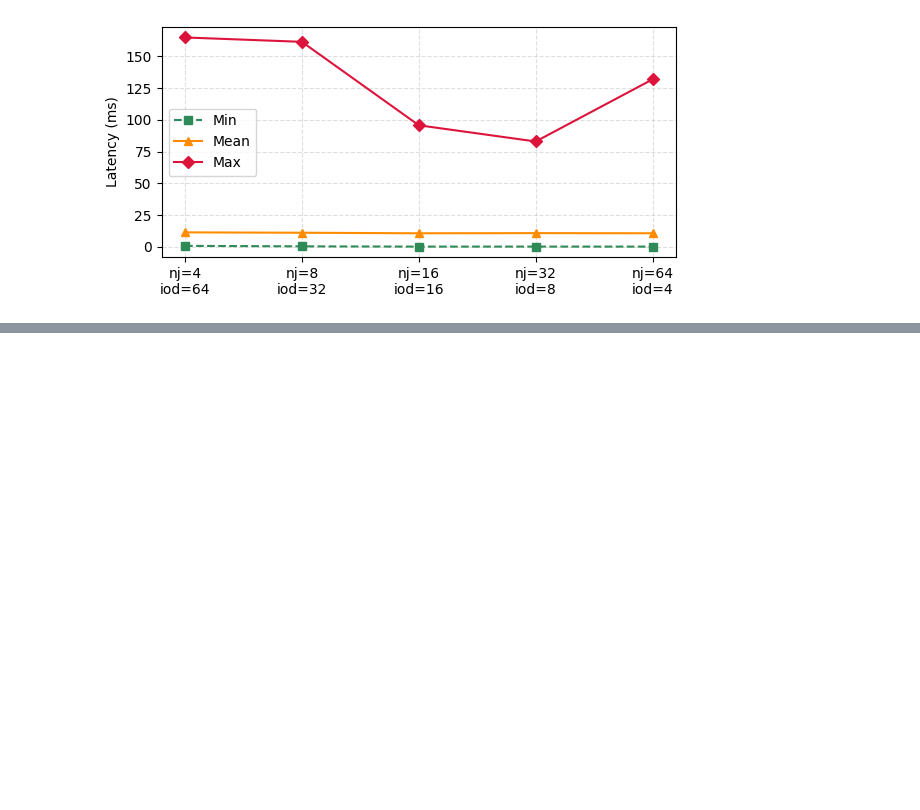
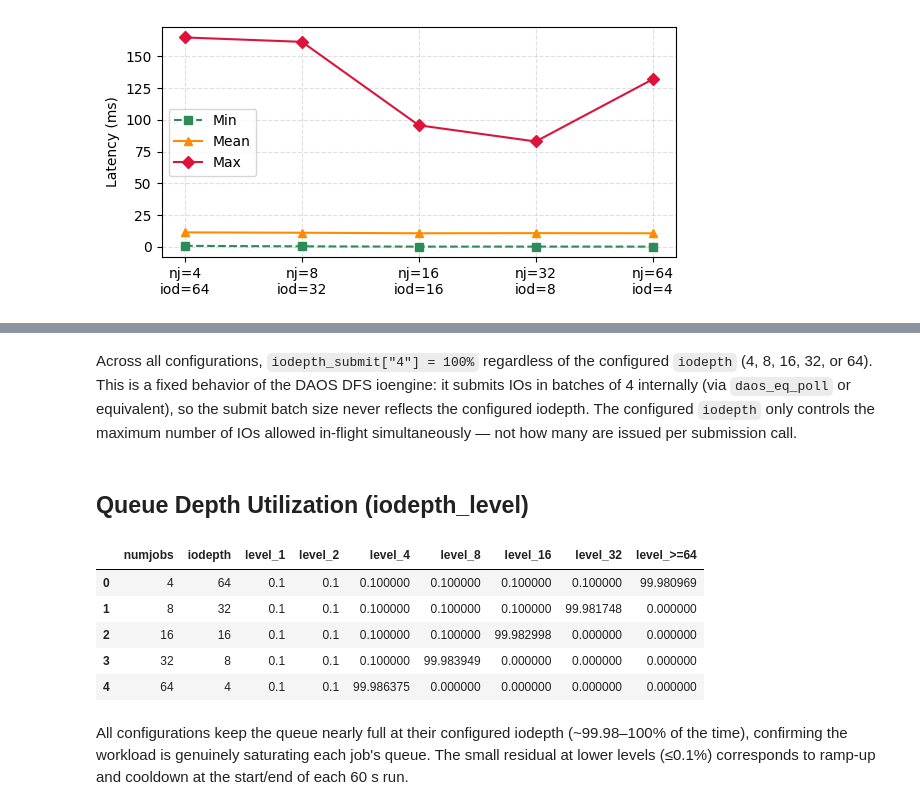
Before and after one commit to cissieAB/pdsw26_daos-bench, a Jupyter notebook: results/testbed/fio-dfs-heatmap-256-sweep/fio_dfs_heatmap_256_sweep.ipynb, the cells around one changed output, grey strips where cells are left out. Cells and saved outputs as stored; diff of their text form; code cells hidden in the pictures; blank space fills up the shorter version.

```diff
--- a/results/testbed/fio-dfs-heatmap-256-sweep/fio_dfs_heatmap_256_sweep.ipynb
+++ b/results/testbed/fio-dfs-heatmap-256-sweep/fio_dfs_heatmap_256_sweep.ipynb
@@ -163,0 +183,25 @@ plt.show()
+# %% [markdown]
+Across all configurations, `iodepth_submit["4"] = 100%` regardless of the configured `iodepth` (4, 8, 16, 32, or 64). This is a fixed behavior of the DAOS DFS ioengine: it submits IOs in batches of 4 internally (via `daos_eq_poll` or equivalent), so the submit batch size never reflects the configured iodepth. The configured `iodepth` only controls the maximum number of IOs allowed in-flight simultaneously — not how many are issued per submission call.
+# %% [markdown]
+## Queue Depth Utilization (iodepth_level)
+# %%
+level_rows = []
+for f in sorted(RESULTS_DIR.glob("*.json")):
+    m = re.search(r"fio_bs\S+?_nj(\d+)_iod(\d+)_", f.name)
+    nj, iod = int(m.group(1)), int(m.group(2))
+    with open(f) as fh:
+        d = json.load(fh)
+    level = d["jobs"][0]["iodepth_level"]
+    level_rows.append({"numjobs": nj, "iodepth": iod, **{f"level_{k}": v for k, v in level.items()}})
+
+df_level = pd.DataFrame(level_rows).sort_values("numjobs").reset_index(drop=True)
+df_level
+# %% [output]
+|  | numjobs | iodepth | level_1 | level_2 | level_4 | level_8 | level_16 | level_32 | level_>=64 |
+| 0 | 4 | 64 | 0.1 | 0.1 | 0.100000 | 0.100000 | 0.100000 | 0.100000 | 99.980969 |
+| 1 | 8 | 32 | 0.1 | 0.1 | 0.100000 | 0.100000 | 0.100000 | 99.981748 | 0.000000 |
+| 2 | 16 | 16 | 0.1 | 0.1 | 0.100000 | 0.100000 | 99.982998 | 0.000000 | 0.000000 |
+| 3 | 32 | 8 | 0.1 | 0.1 | 0.100000 | 99.983949 | 0.000000 | 0.000000 | 0.000000 |
+| 4 | 64 | 4 | 0.1 | 0.1 | 99.986375 | 0.000000 | 0.000000 | 0.000000 | 0.000000 |
+# %% [markdown]
+All configurations keep the queue nearly full at their configured iodepth (~99.98–100% of the time), confirming the workload is genuinely saturating each job's queue. The small residual at lower levels (≤0.1%) corresponds to ramp-up and cooldown at the start/end of each 60 s run.
```
Also changed, not shown: parts of 7 cells of this notebook, 1 other file.
